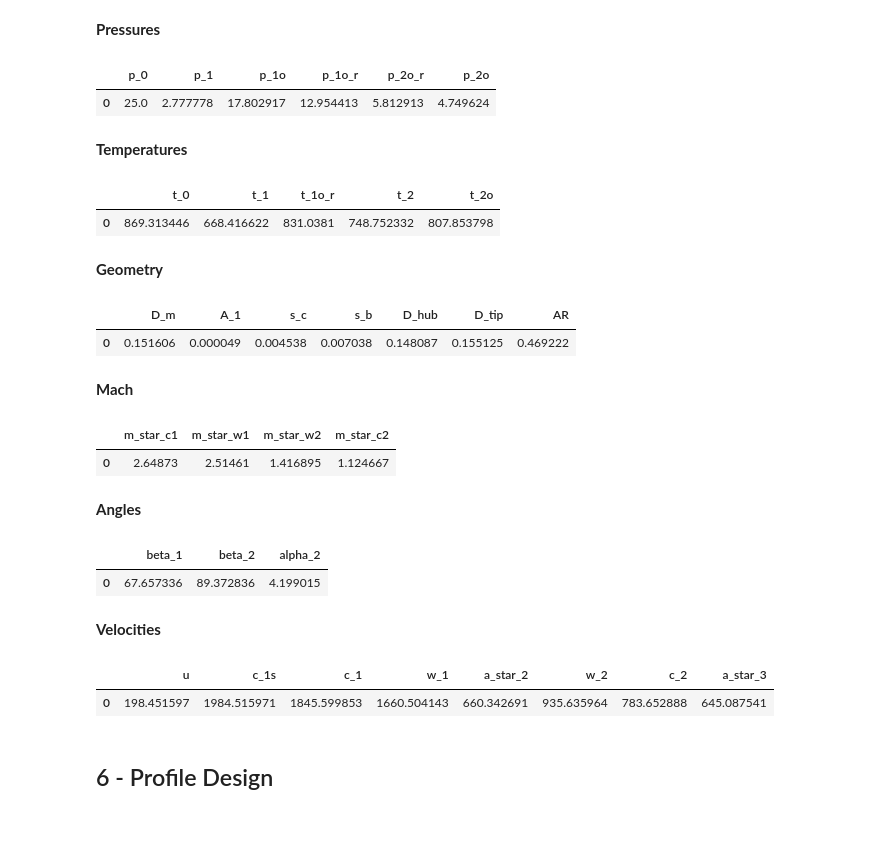
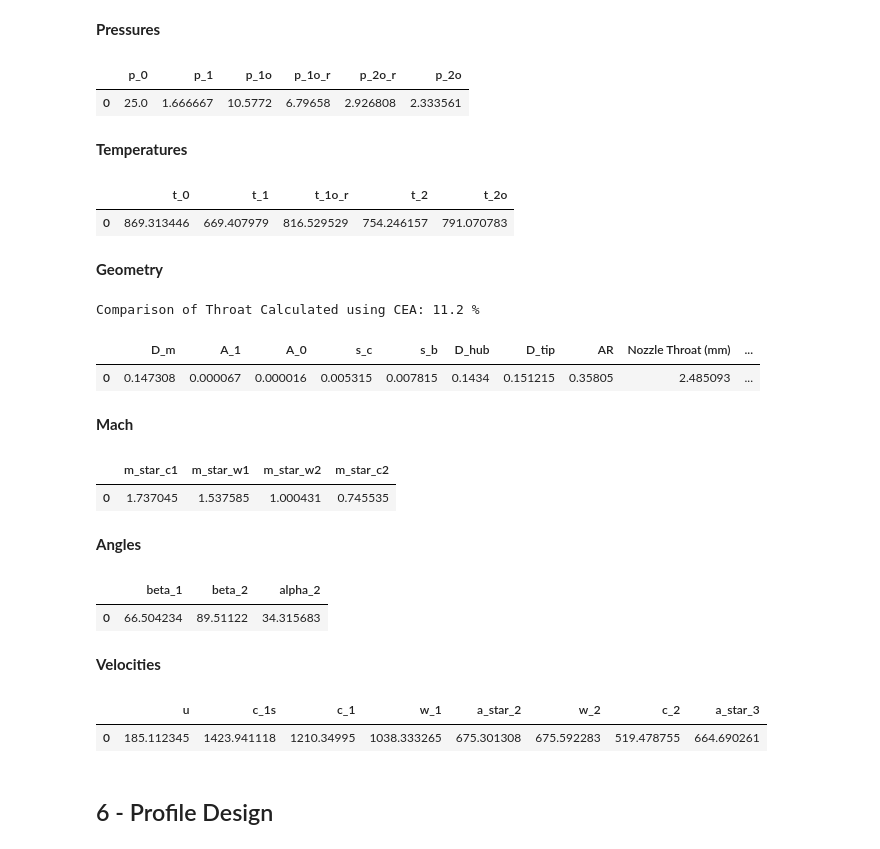
Before and after one commit to EliasAoubala/MermaidManBarnacleBoy, a Jupyter notebook: docs/fluidics/turbine_design.ipynb, the cells around one changed output. Drawn from its saved outputs; the diff is of its cells as text; code cells hidden in the pictures.

Commit message:
Finalised design for turbine along with rotordynamic analysis

```diff
--- a/docs/fluidics/turbine_design.ipynb
+++ b/docs/fluidics/turbine_design.ipynb
@@ -45,20 +45,29 @@ dic_gg = {
     "P_cc": 2500000.0,
     "MR": np.float64(1.0),
     "T_o": np.float64(869.3134455786856),
-    "Cp": np.float64(8470.21517719776),
+    "Cp": np.float64(3660.915135137826),
     "gamma": np.float64(1.1651672213813036),
     "R": np.float64(518.9497005130706),
     "ox_stiffness": 1.0,
     "fu_stiffness": 1.0,
-    "m_dot_t": 0.031,
-    "m_dot_o": np.float64(0.0155),
-    "m_dot_f": np.float64(0.0155),
+    "m_dot_t": 0.036659,
+    "m_dot_o": np.float64(0.0183295),
+    "m_dot_f": np.float64(0.0183295),
+}
+
+dic_gg_geom = {
+    "CdA_ox": np.float64(2.919016897682061e-07),
+    "CdA_fu": np.float64(2.923844980844603e-07),
+    "A_fu": np.float64(7.309612452111507e-07),
+    "A_ox": np.float64(5.838033795364122e-07),
+    "Acc": 1.4551119217211414e-05,
 }
 
 dic_rotor = {
-    "N_shaft": 25e3,
-    "u_cis": 0.1,
-    "Rt": 9,
+    "N_shaft": 24e3,
+    "u_cis": 0.13,
+    "Rt": 15,
+    "phi_n": 0.85,
     "alpha": 70,
     "delta_r": 2e-3,
     "N_nozzle": 3,
@@ -97,0 +109,2 @@ We will iterate through a range of u/c_is values to see how our exit conditions
+# %%
+error = 0
@@ -98,3 +115,9 @@ We will iterate through a range of u/c_is values to see how our exit conditions
+# %%
+relax = 0.4
+
+dm = dic_gg["m_dot_t"]*error*relax
+
+dic_gg["m_dot_t"] -= dm
 # %%
 print(f"Blade Chord Length: {b*1e3}")
 print(f"Blade Spacing: {t*1e3}")
@@ -104,17 +127,15 @@ Blade Spacing: 5.0
 # %%
-R = dic_gg["Cp"]*(dic_gg["gamma"] - 1)/dic_gg["gamma"]
-
 fluid = IdealGas(
     p=dic_gg["P_cc"],
     t=dic_gg["T_o"],
     gamma=round(dic_gg["gamma"], 3),
     cp=dic_gg["Cp"],
-    R=R,
+    R=dic_gg["R"],
 )
 
 stage = TurbineStageDesign(gas=fluid, m_dot=dic_gg["m_dot_t"], omega=dic_rotor["N_shaft"], alpha=(90 - dic_rotor["alpha"]))
 
 stage.set_operating_point(u_cis=dic_rotor["u_cis"], Rt=dic_rotor["Rt"], b=b, t=t, delta_r=dic_rotor["delta_r"], N=dic_rotor["N_nozzle"])
 
-result = stage.solve_performance()
+result = stage.solve_performance(phi_n=dic_rotor["phi_n"])
 # %% [output]
@@ -171,42 +219,51 @@ This works out to a GG size of the following:
 pressure_df * 1e-5
 # %% [output]
 |  | p_0 | p_1 | p_1o | p_1o_r | p_2o_r | p_2o |
-| 0 | 25.0 | 2.777778 | 17.802917 | 12.954413 | 5.812913 | 4.749624 |
+| 0 | 25.0 | 1.666667 | 10.5772 | 6.79658 | 2.926808 | 2.333561 |
 # %% [markdown]
 **Temperatures**
 # %%
 temperature_df
 # %% [output]
 |  | t_0 | t_1 | t_1o_r | t_2 | t_2o |
-| 0 | 869.313446 | 668.416622 | 831.0381 | 748.752332 | 807.853798 |
+| 0 | 869.313446 | 669.407979 | 816.529529 | 754.246157 | 791.070783 |
 # %% [markdown]
 **Geometry**
 # %%
+geometry_df["Nozzle Throat (mm)"] = [(dic_gg_geom["Acc"] / (dic_rotor["N_nozzle"]* np.pi))**(1/2) * 2 * 1e3]
+geometry_df["Nozzle Exit (mm)"] = geometry_df["s_c"]*1e3
+geometry_df["eps"] = geometry_df["A_1"] / geometry_df["A_0"]
+
+throat_error = (geometry_df["A_0"][0] - dic_gg_geom["Acc"] )/ dic_gg_geom["Acc"]
+
+print(f"Comparison of Throat Calculated using CEA: {throat_error*100:.1f} %")
+
 geometry_df
 # %% [output]
+Comparison of Throat Calculated using CEA: 11.2 %
-|  | D_m | A_1 | s_c | s_b | D_hub | D_tip | AR |
-| 0 | 0.151606 | 0.000049 | 0.004538 | 0.007038 | 0.148087 | 0.155125 | 0.469222 |
+|  | D_m | A_1 | A_0 | s_c | s_b | D_hub | D_tip | AR | Nozzle Throat (mm) | ... |
+| 0 | 0.147308 | 0.000067 | 0.000016 | 0.005315 | 0.007815 | 0.1434 | 0.151215 | 0.35805 | 2.485093 | ... |
 # %% [markdown]
 **Mach**
 # %%
 mach_df
 # %% [output]
 |  | m_star_c1 | m_star_w1 | m_star_w2 | m_star_c2 |
-| 0 | 2.64873 | 2.51461 | 1.416895 | 1.124667 |
+| 0 | 1.737045 | 1.537585 | 1.000431 | 0.745535 |
 # %% [markdown]
 **Angles**
 # %%
 90 -angles_df
 # %% [output]
 |  | beta_1 | beta_2 | alpha_2 |
-| 0 | 67.657336 | 89.372836 | 4.199015 |
+| 0 | 66.504234 | 89.51122 | 34.315683 |
 # %% [markdown]
 **Velocities**
 # %%
 velocity_df
 # %% [output]
 |  | u | c_1s | c_1 | w_1 | a_star_2 | w_2 | c_2 | a_star_3 |
-| 0 | 198.451597 | 1984.515971 | 1845.599853 | 1660.504143 | 660.342691 | 935.635964 | 783.652888 | 645.087541 |
+| 0 | 185.112345 | 1423.941118 | 1210.34995 | 1038.333265 | 675.301308 | 675.592283 | 519.478755 | 664.690261 |
 # %% [markdown]
 ## 6 - Profile Design
 # %% [markdown]
```
Also changed, not shown: parts of 17 cells of this notebook, 3 other files.
